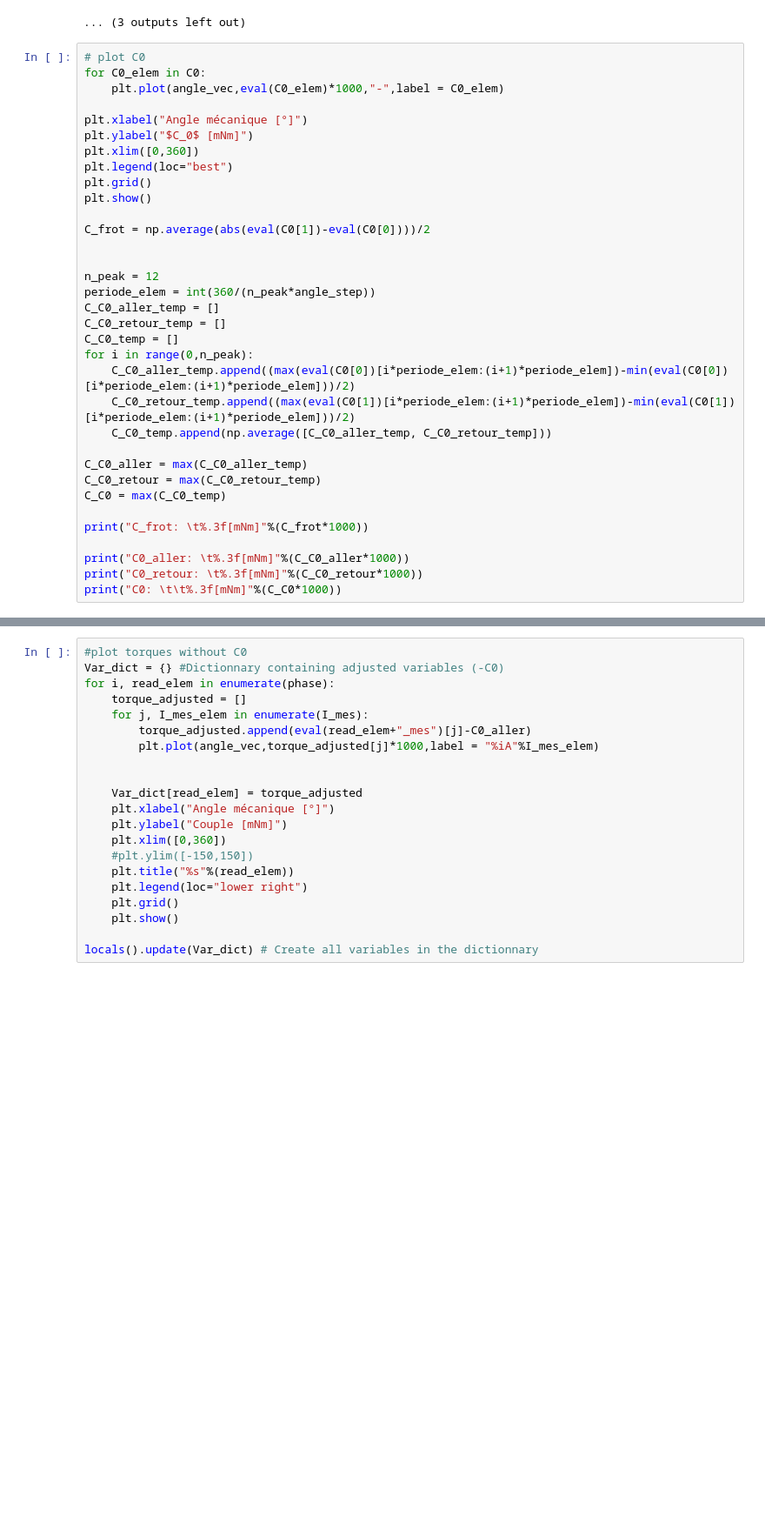
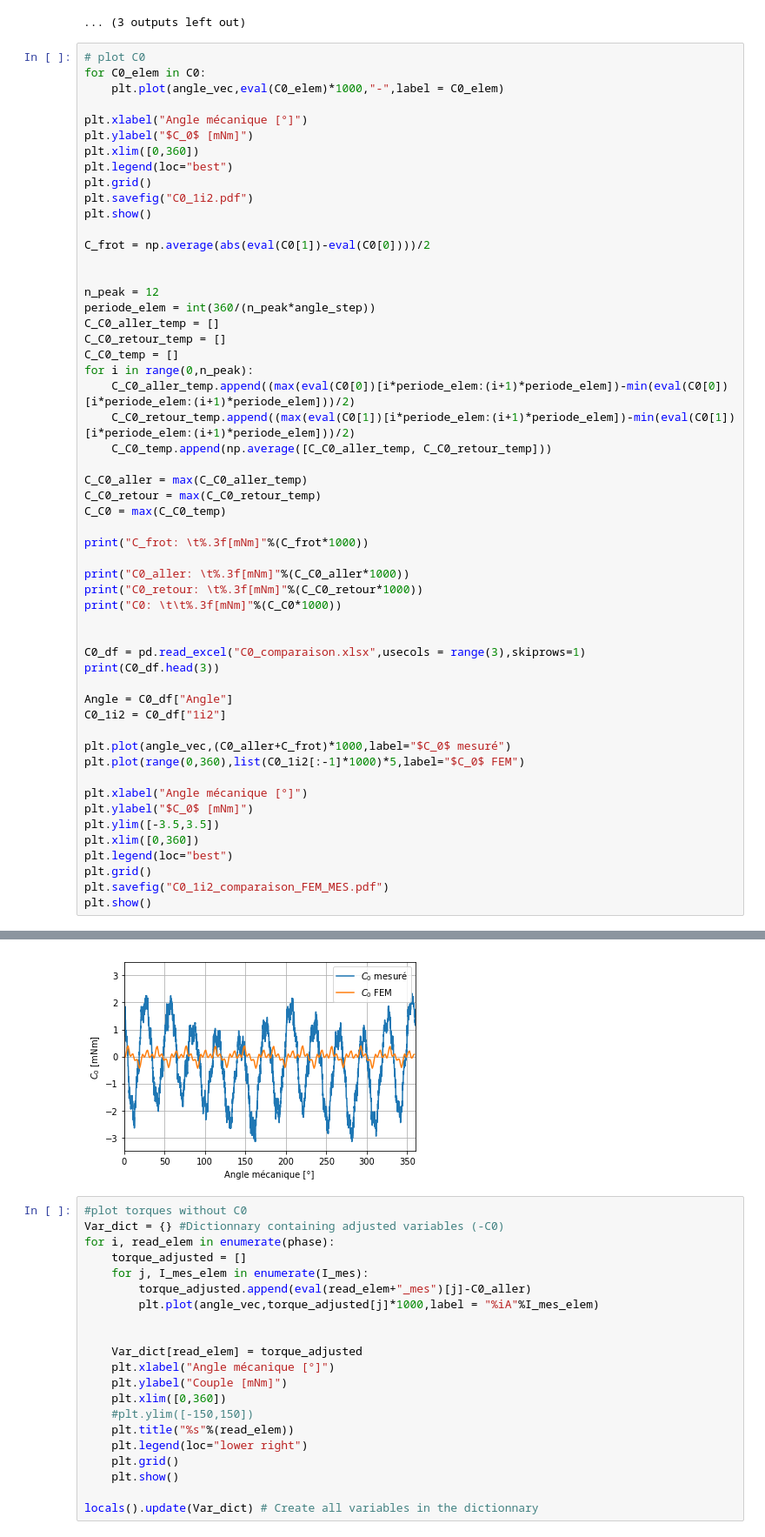
Before and after one commit to TBayborek/PDM, a Jupyter notebook: Motor_characteristics_extraction.ipynb, the cells around one changed output, grey strips where cells are left out. Shown at 87% size. Saved outputs shown, nothing was run; the diff lists cells and outputs as text; blank space fills up the shorter version.

```diff
--- a/Motor_characteristics_extraction.ipynb
+++ b/Motor_characteristics_extraction.ipynb
@@ -96,6 +96,7 @@ plt.ylabel("$C_0$ [mNm]")
 plt.xlim([0,360])
 plt.legend(loc="best")
 plt.grid()
+plt.savefig("C0_1i2.pdf")
 plt.show()
 
 C_frot = np.average(abs(eval(C0[1])-eval(C0[0])))/2
@@ -120,6 +121,25 @@ print("C_frot: \t%.3f[mNm]"%(C_frot*1000))
 print("C0_aller: \t%.3f[mNm]"%(C_C0_aller*1000))
 print("C0_retour: \t%.3f[mNm]"%(C_C0_retour*1000))
 print("C0: \t\t%.3f[mNm]"%(C_C0*1000))
+
+
+C0_df = pd.read_excel("C0_comparaison.xlsx",usecols = range(3),skiprows=1)
+print(C0_df.head(3))
+
+Angle = C0_df["Angle"]
+C0_1i2 = C0_df["1i2"]
+
+plt.plot(angle_vec,(C0_aller+C_frot)*1000,label="$C_0$ mesuré")
+plt.plot(range(0,360),list(C0_1i2[:-1]*1000)*5,label="$C_0$ FEM")
+
+plt.xlabel("Angle mécanique [°]")
+plt.ylabel("$C_0$ [mNm]")
+plt.ylim([-3.5,3.5])
+plt.xlim([0,360])
+plt.legend(loc="best")
+plt.grid()
+plt.savefig("C0_1i2_comparaison_FEM_MES.pdf")
+plt.show()
 # %% [output]
 [figure]
 C_frot:         1.251[mNm]
@@ -129,3 +153,4 @@ C0:             2.425[mNm]
+[figure, added]
 # %%
 #plot torques without C0
 Var_dict = {} #Dictionnary containing adjusted variables (-C0)
```
Also changed, not shown: parts of 1 cell of this notebook, 8 other files.
